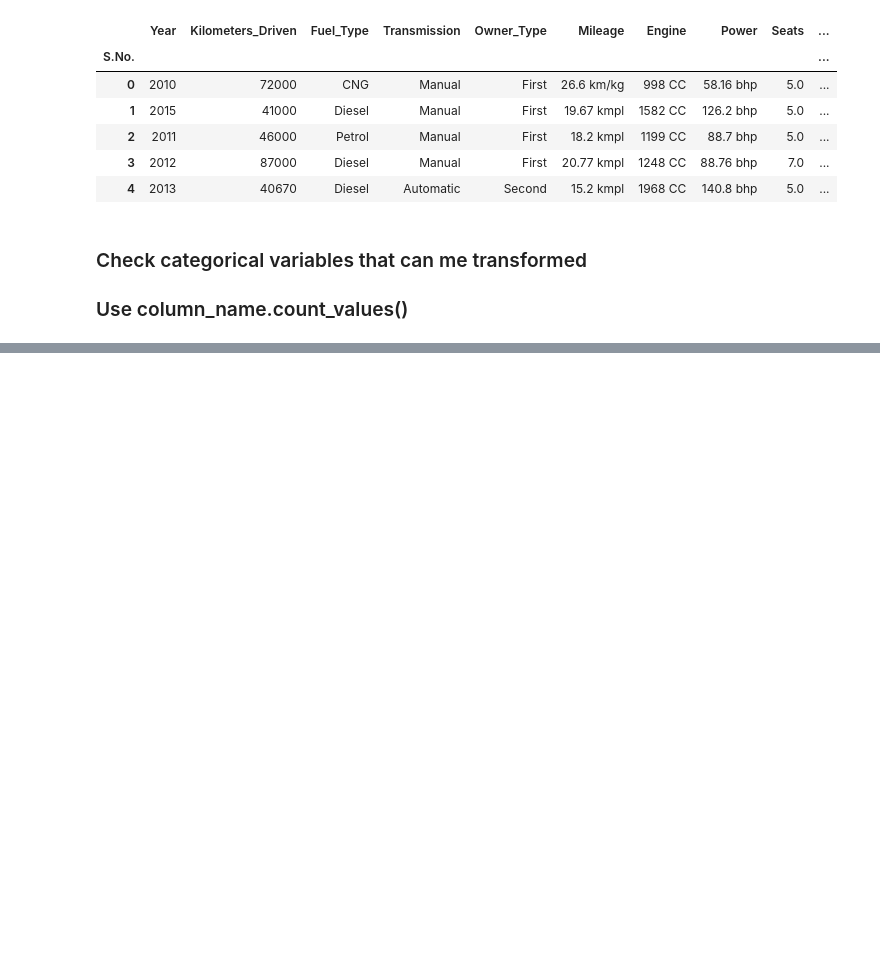
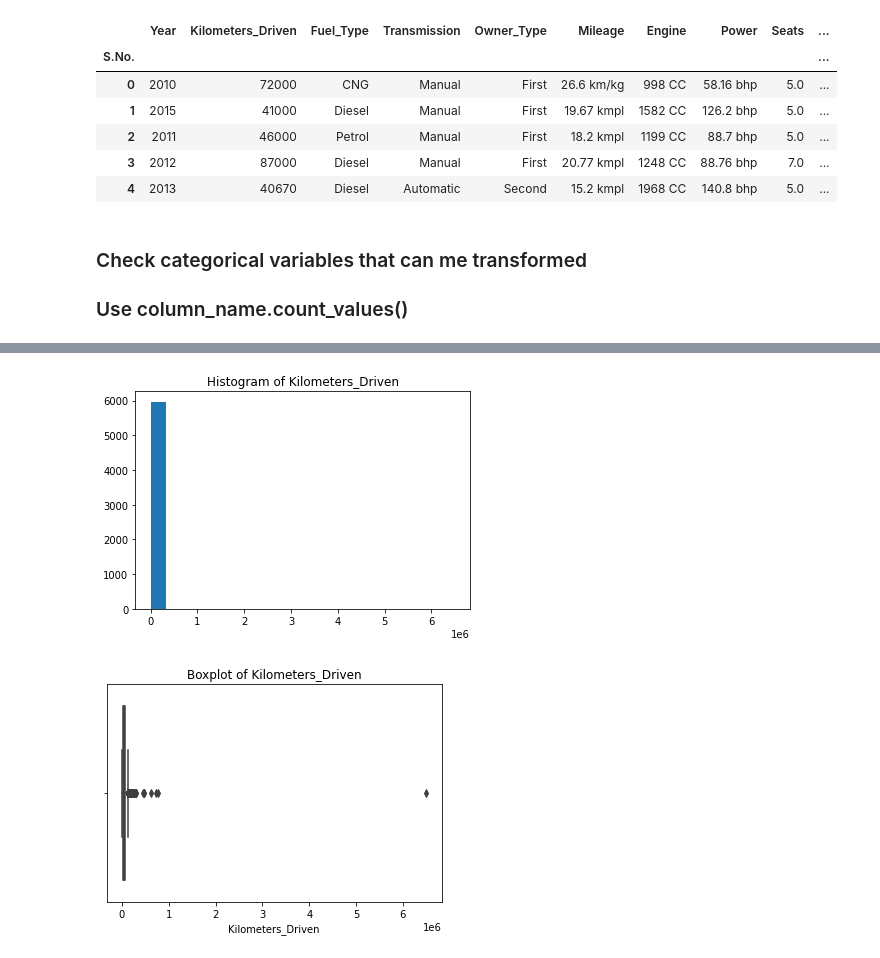
Before and after one commit to Isaac009/PGP-AIML, a Jupyter notebook: LR/Project/CarProject.ipynb, the cells around one changed output, grey strips where cells are left out. Saved outputs shown, nothing was run; the diff lists cells and outputs as text; code cells hidden in the pictures; blank space fills up the shorter version.

```diff
--- a/LR/Project/CarProject.ipynb
+++ b/LR/Project/CarProject.ipynb
@@ -341,0 +374,15 @@ df.head()
+# %%
+def car_brand(value):
+    """This function takes in a string representing a salary in Euros
+    and converts it to a number. For example, '€220K' becomes 220000.
+    If the input is already numeric, which probably means it's NaN,
+    this function just returns np.nan."""
+    if isinstance(value, str):  # checks if `engine_cc_value` is a string
+        no_space_value = value.strip() # Remove the white space at the beginning and at the end
+        arr_values = no_space_value.split()
+        # Get the first value from the splitted string list
+        return arr_values[0].lower()
+    else:  # this happens when the current income is np.nan
+        return np.nan
+# %%
+data['Car_brand'] = data['Name'].apply(car_brand)
@@ -341,0 +431,2 @@ df.head()
+# %%
+data['Seats'] = data.Seats.fillna(value = data.groupby(['Car_brand'])['Seats'].transform('median'))
@@ -341,0 +477,3 @@ df.head()
+# %%
+data.drop(data[data['Mileage'].isnull()].index, inplace=True)
+data.head()
@@ -341,0 +521,11 @@ df.head()
+# %%
+plt.hist(data['Kilometers_Driven'], 20)
+plt.title('Histogram of Kilometers_Driven')
+plt.show()
+
+sns.boxplot(data=data, x ='Kilometers_Driven')
+plt.title('Boxplot of Kilometers_Driven')
+plt.show()
+# %% [output]
+[figure, added]
+[figure, added]
```
Also changed, not shown: parts of 58 cells of this notebook, 2 other files.
